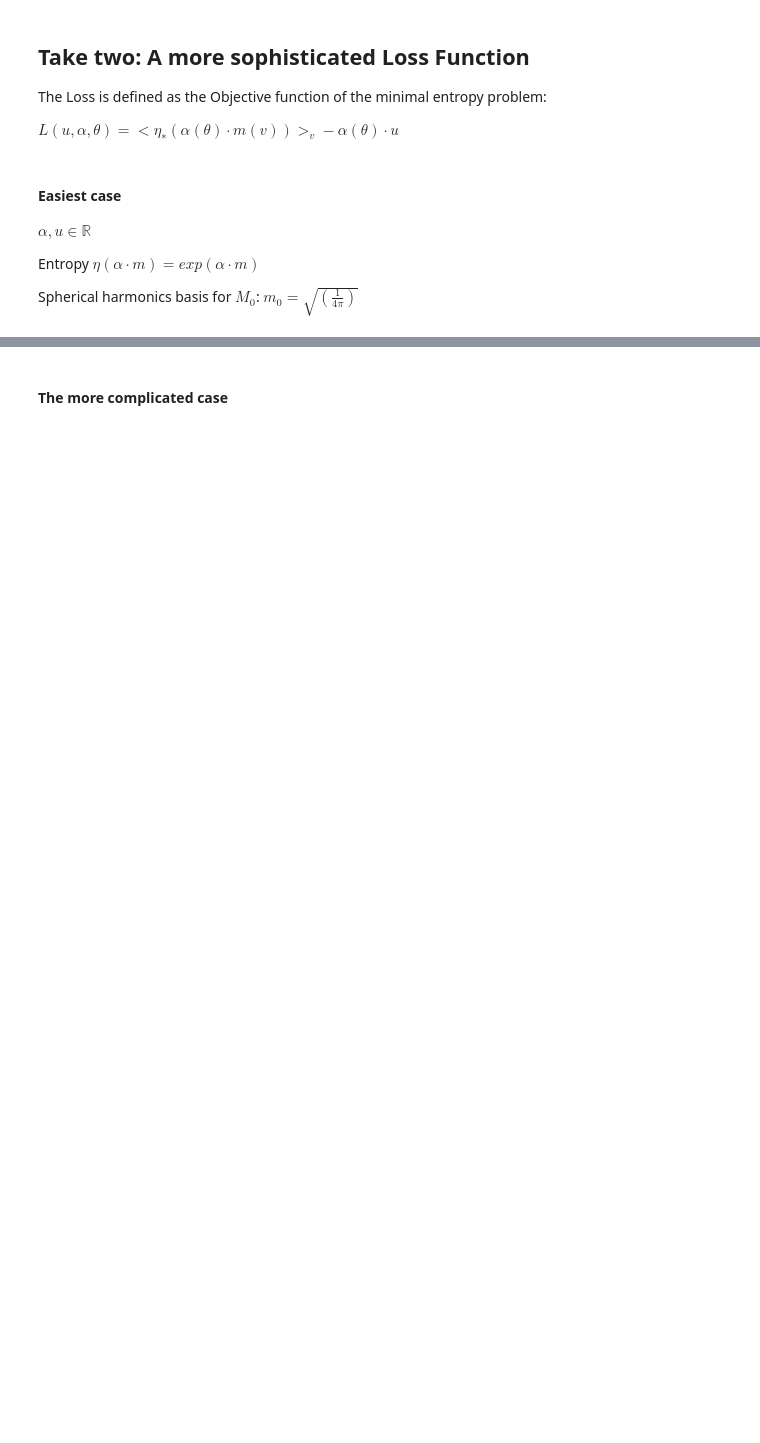
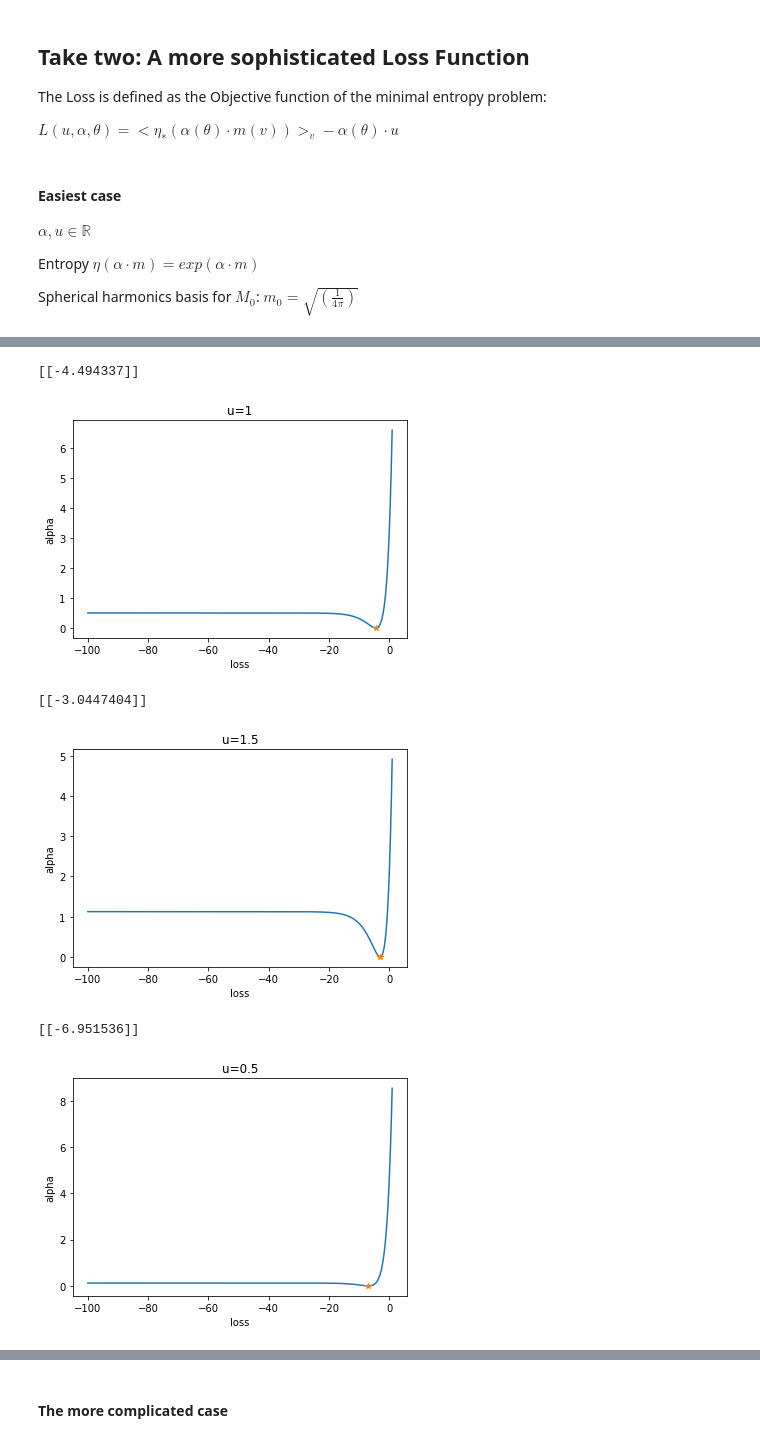
Before and after one commit to CSMMLab/KiT-RT, a Jupyter notebook: code/python/neural_entropy/EntropyTrainer.ipynb, the cells around one changed output, grey strips where cells are left out. Drawn from its saved outputs; the diff is of its cells as text; code cells hidden in the pictures; blank space fills up the shorter version.

```diff
--- a/code/python/neural_entropy/EntropyTrainer.ipynb
+++ b/code/python/neural_entropy/EntropyTrainer.ipynb
@@ -383,0 +457,45 @@ dict_keys(['loss', 'accuracy', 'val_loss', 'val_accuracy'])
+# %%
+# make prediction
+pred = model.predict([1])
+print(pred)
+# plot prediction to minimal entropy
+u = 1
+alpha = np.arange(-100.0, 1.0, 0.05)
+plt.figure()
+plt.plot(alpha,custom_loss1dMBPrime(u,alpha))
+plt.plot(pred,custom_loss1dMBPrime(u,pred), marker="*")
+plt.ylabel('alpha')
+plt.xlabel('loss')
+plt.title('u=1')
+plt.show()
+# plot prediction to minimal entropy
+u = 1.5
+pred = model.predict([u])
+print(pred)
+alpha = np.arange(-100.0, 1.0, 0.05)
+plt.figure()
+plt.plot(alpha,custom_loss1dMBPrime(u,alpha))
+plt.plot(pred,custom_loss1dMBPrime(u,pred), marker="*")
+plt.ylabel('alpha')
+plt.xlabel('loss')
+plt.title('u=1.5')
+plt.show()
+
+u = 0.5
+pred = model.predict([u])
+print(pred)
+alpha = np.arange(-100.0, 1.0, 0.05)
+plt.figure()
+plt.plot(alpha,custom_loss1dMBPrime(u,alpha))
+plt.plot(pred,custom_loss1dMBPrime(u,pred), marker="*")
+plt.ylabel('alpha')
+plt.xlabel('loss')
+plt.title('u=0.5')
+plt.show()
+# %% [output]
+[[-4.494337]]
+[figure, added]
+[[-3.0447404]]
+[figure, added]
+[[-6.951536]]
+[figure, added]
```
Also changed, not shown: parts of 17 cells of this notebook, 1 other file.
